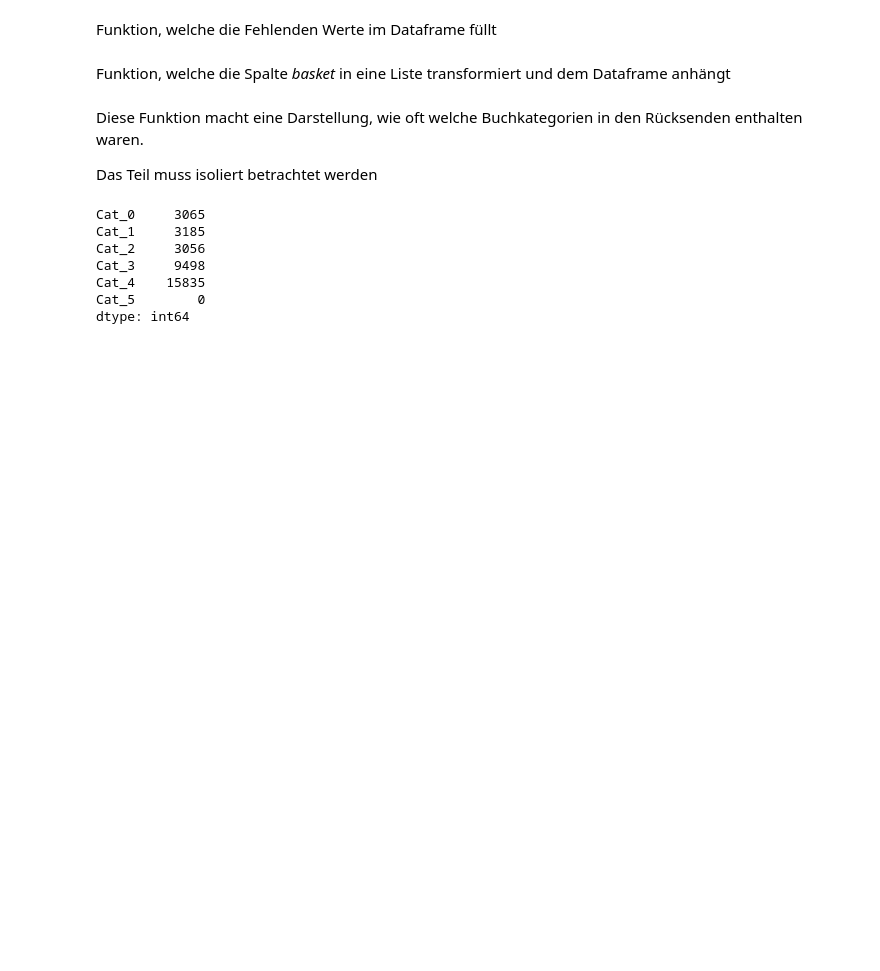
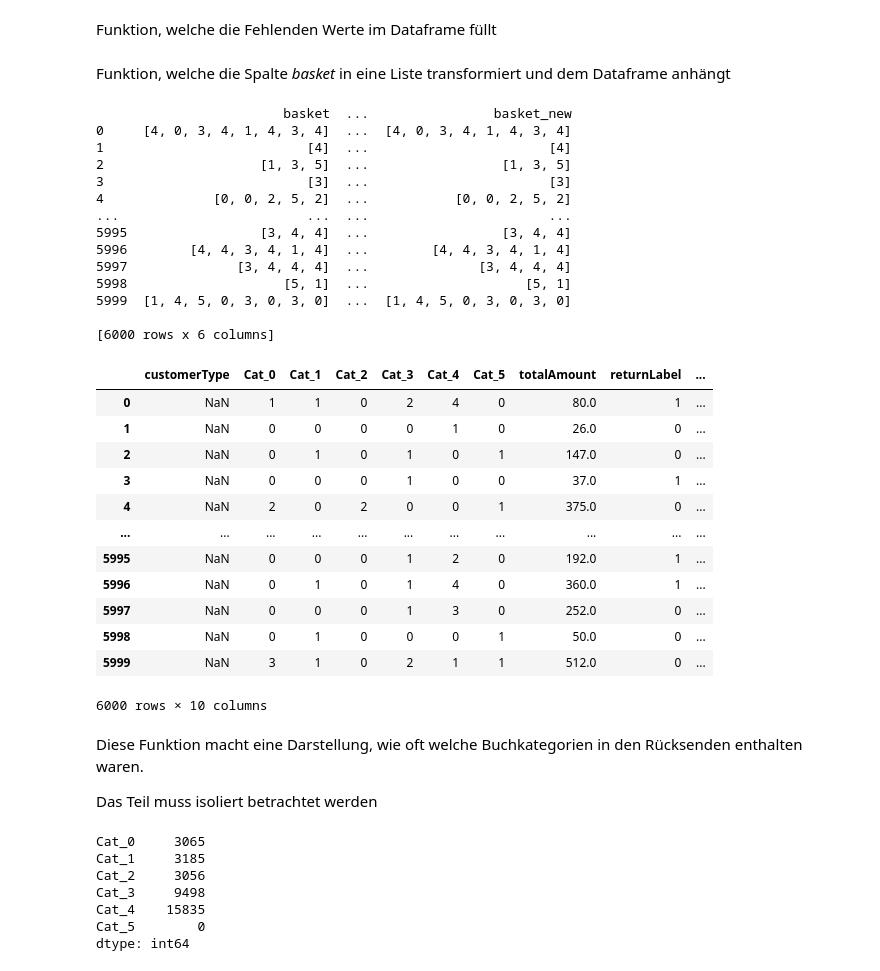
Before and after one commit to DanielDanger/mlBachelor, a Jupyter notebook: ML_Bachelor_Projektarbeit.ipynb, the cells around one changed output. Cells and saved outputs as stored; diff of their text form; code cells hidden in the pictures; blank space fills up the shorter version.

```diff
--- a/ML_Bachelor_Projektarbeit.ipynb
+++ b/ML_Bachelor_Projektarbeit.ipynb
@@ -82,0 +89,4 @@ def cat_in_basket(df):
+# %%
+# CustomerType in 0 und 1 umbauen
+def map_customer(df):
+  df.customerType=df.customerType.map({'existing':1,'new':0})
@@ -88,6 +106,73 @@ def return_prob(dfi):
   df_return["return_prob"] = (df_return.Cat_0*verhältnis[0]+df_return.Cat_1*verhältnis[1]+df_return.Cat_2*verhältnis[2]+df_return.Cat_3*verhältnis[3]+df_return.Cat_4*verhältnis[4]+df_return.Cat_5*verhältnis[5])/(
   df_return.basket_size)
   return df_return
+# %%
+# Funktion zur Datenvorbereitung hier wird wirklich nur ein OneHot encoding durchgeführt.
+df_test1 = df_test
+
+def prepare_data(dfi):
+    #dfi.drop(columns='transactionId',inplace=True)
+    map_customer(dfi)
+    transform0 = calculate_basket_size(dfi)
+    transform1 = transform_basket_tolist(transform0)
+    transform2 = count_occurences(transform1)
+
+
+#print(prepare_data(df_test))
+# %%
+#Diese Funktion berechnet das Verhätnis mit welcher Wahrscheinlichkeit ein Buch zurückgesendet wird.
+def cal_return_prob(dfi):
+    books_returned = dfi[dfi['returnLabel']==1]
+    books_returned = books_returned.sum(axis = 0, skipna = True)
+    books_returned_array = books_returned[["Cat_0","Cat_1","Cat_2","Cat_3","Cat_4","Cat_5"]].to_numpy()
+    #Berechne die Rücksendewahrscheinlichkeit von jeder Kategorie, dafür ermittelst du, welche Kategorie
+# %%
+# Funktion zur Datenvorbereitung hier wird solch eine Transformation durchgeführt, die für die jeweiligen Gruppen/Warenkörbe ermittelt, mit welchen Wahrscheinlichkeiten etwas zurück kommt.
+
+
+def prepare_data_prob(dfi):
+    #dfi.drop(columns='transactionId',inplace=True)
+    map_customer(dfi)
+    transform0 = calculate_basket_size(dfi)
+    transform1 = transform_basket_tolist(transform0)
+    # hier ist der Unterschied zur anderen prep. Funktion
+    transform2 = count_categories(transform1)
+    #transform3 = return_prob(transform2)
+    cal_return_prob(transform2)
+    return transform2
+
+#print(prepare_data(df_test))
+# %%
+x = prepare_data_prob(df_test1)
+x
+# %% [output]
+                        basket  ...                basket_new
+0     [4, 0, 3, 4, 1, 4, 3, 4]  ...  [4, 0, 3, 4, 1, 4, 3, 4]
+1                          [4]  ...                       [4]
+2                    [1, 3, 5]  ...                 [1, 3, 5]
+3                          [3]  ...                       [3]
+4              [0, 0, 2, 5, 2]  ...           [0, 0, 2, 5, 2]
+...                        ...  ...                       ...
+5995                 [3, 4, 4]  ...                 [3, 4, 4]
+5996        [4, 4, 3, 4, 1, 4]  ...        [4, 4, 3, 4, 1, 4]
+5997              [3, 4, 4, 4]  ...              [3, 4, 4, 4]
+5998                    [5, 1]  ...                    [5, 1]
+5999  [1, 4, 5, 0, 3, 0, 3, 0]  ...  [1, 4, 5, 0, 3, 0, 3, 0]
+
+[6000 rows x 6 columns]
+|  | customerType | Cat_0 | Cat_1 | Cat_2 | Cat_3 | Cat_4 | Cat_5 | totalAmount | returnLabel | ... |
+| 0 | NaN | 1 | 1 | 0 | 2 | 4 | 0 | 80.0 | 1 | ... |
+| 1 | NaN | 0 | 0 | 0 | 0 | 1 | 0 | 26.0 | 0 | ... |
+| 2 | NaN | 0 | 1 | 0 | 1 | 0 | 1 | 147.0 | 0 | ... |
+| 3 | NaN | 0 | 0 | 0 | 1 | 0 | 0 | 37.0 | 1 | ... |
+| 4 | NaN | 2 | 0 | 2 | 0 | 0 | 1 | 375.0 | 0 | ... |
+| ... | ... | ... | ... | ... | ... | ... | ... | ... | ... | ... |
+| 5995 | NaN | 0 | 0 | 0 | 1 | 2 | 0 | 192.0 | 1 | ... |
+| 5996 | NaN | 0 | 1 | 0 | 1 | 4 | 0 | 360.0 | 1 | ... |
+| 5997 | NaN | 0 | 0 | 0 | 1 | 3 | 0 | 252.0 | 0 | ... |
+| 5998 | NaN | 0 | 1 | 0 | 0 | 0 | 1 | 50.0 | 0 | ... |
+| 5999 | NaN | 3 | 1 | 0 | 2 | 1 | 1 | 512.0 | 0 | ... |
+6000 rows × 10 columns
 # %% [markdown]
 Diese Funktion macht eine Darstellung, wie oft welche Buchkategorien in den Rücksenden enthalten waren.
 
```
Also changed, not shown: parts of 9 cells of this notebook.
